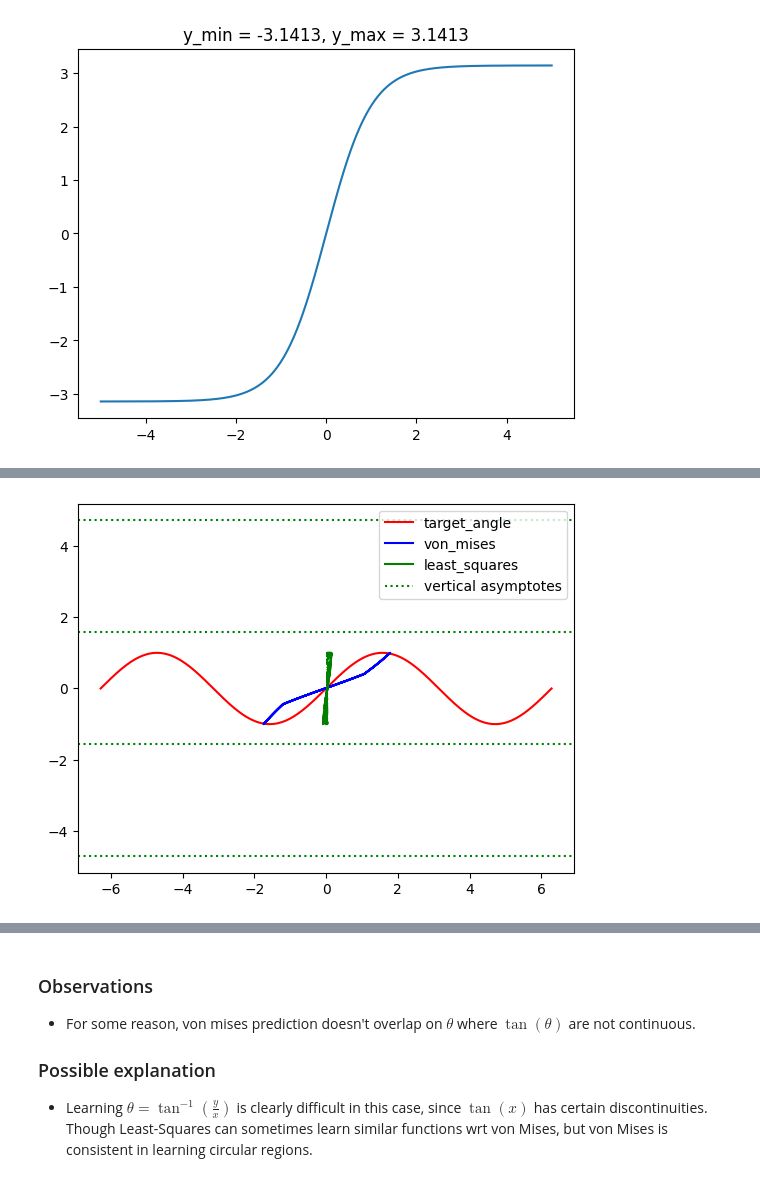
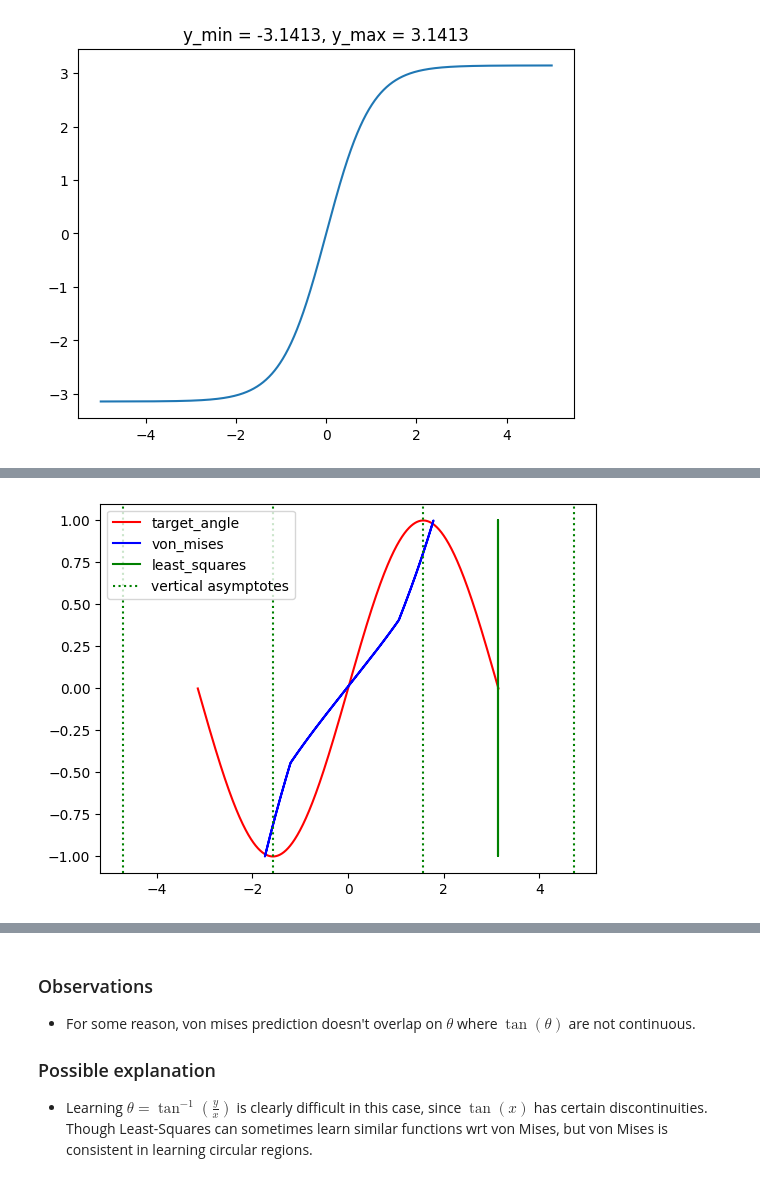
Before and after one commit to jumzzz/understanding-dl, a Jupyter notebook: ch-05/exercises/03-von-mises-loss-function.ipynb, the cells around one changed output, grey strips where cells are left out. Drawn from its saved outputs; the diff is of its cells as text; code cells hidden in the pictures.

Commit message:
fixed some buggy training code

```diff
--- a/ch-05/exercises/03-von-mises-loss-function.ipynb
+++ b/ch-05/exercises/03-von-mises-loss-function.ipynb
@@ -77,7 +77,7 @@ def relu(x):
     return jnp.where(x >= 0, x, 0)
 
 def least_squares_loss_func(y_pred,y_target):
-    return jnp.mean((y_pred - y_target) ** 2)
+    return jnp.sum((y_pred - y_target) ** 2)
 
 def cosine_loss_func(y_pred, y_target):
     return -jnp.sum(jnp.cos(y_target - y_pred))
@@ -158,7 +158,7 @@ def generate_sine_data(num_sample):
   seed = np.random.randint(0, 1024)
   key =  jax.random.PRNGKey(seed)
   key, subkey = jax.random.split(key)
-  thetas = jnp.linspace( -2 * jnp.pi, 2 * jnp.pi, num=num_sample).reshape(-1, 1)
+  thetas = jnp.linspace( -jnp.pi, jnp.pi, num=num_sample).reshape(-1, 1)
   X_train = jnp.sin(thetas)
   return X_train, thetas
 
@@ -195,7 +195,8 @@ network_sizes_sine = [
     (num_hidden, 1)
 ]
 
-step_size = 0.00001
+step_size_von_mises = 1e-5
+step_size_least_squares = 0.01
 num_epochs = 1000
 current_round = 0
 step_display = 10
@@ -204,8 +205,8 @@ X_test_sine, y_test_sine = generate_sine_data(num_samples)
 params_sine_vm = init_network_params(network_sizes_sine)
 params_sine_ls = init_network_params(network_sizes_sine)
 
-params_sine_vm = train_network_von_mises_sine(params_sine_vm, num_samples, num_epochs, step_size, step_display)
-params_sine_ls = train_network_least_squares_sine(params_sine_ls, num_samples, num_epochs, step_size, step_display)
+params_sine_vm = train_network_von_mises_sine(params_sine_vm, num_samples, num_epochs, step_size_von_mises, step_display)
+params_sine_ls = train_network_least_squares_sine(params_sine_ls, num_samples, num_epochs, step_size_least_squares, step_display)
 
 y_pred_sine_vm = predict(params_sine_vm, X_test_sine)
 y_pred_sine_ls = predict(params_sine_ls, X_test_sine)
@@ -213,10 +214,10 @@ y_pred_sine_ls = predict(params_sine_ls, X_test_sine)
 plt.plot(y_test_sine.reshape(-1), X_test_sine.reshape(-1), color='red', label='target_angle')
 plt.plot(y_pred_sine_vm.reshape(-1), X_test_sine.reshape(-1), color='blue', label='von_mises')
 plt.plot(y_pred_sine_ls.reshape(-1), X_test_sine.reshape(-1), color='green', label='least_squares')
-plt.axhline(- 3 * np.pi / 2, linestyle='dotted', color='green')
-plt.axhline(- 1 * np.pi / 2, linestyle='dotted', color='green')
-plt.axhline( 1 * np.pi / 2, linestyle='dotted', color='green')
-plt.axhline( 3 * np.pi / 2, linestyle='dotted', color='green', label='vertical asymptotes')
+plt.axvline(- 3 * np.pi / 2, linestyle='dotted', color='green')
+plt.axvline(- 1 * np.pi / 2, linestyle='dotted', color='green')
+plt.axvline( 1 * np.pi / 2, linestyle='dotted', color='green')
+plt.axvline( 3 * np.pi / 2, linestyle='dotted', color='green', label='vertical asymptotes')
 plt.legend()
 plt.show()
 
@@ -246,2 +247,2 @@ plt.show()
-[figure, old version]
+[figure, new version]
 # %%
```
Also changed, not shown: parts of 3 cells of this notebook.
